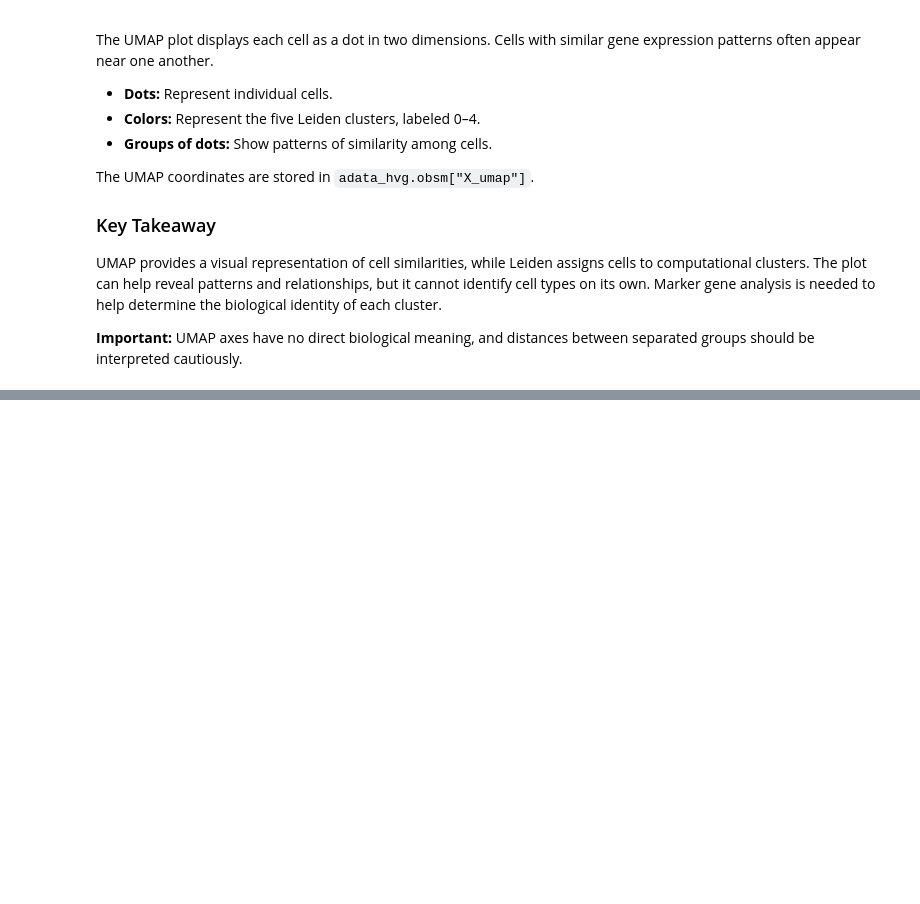
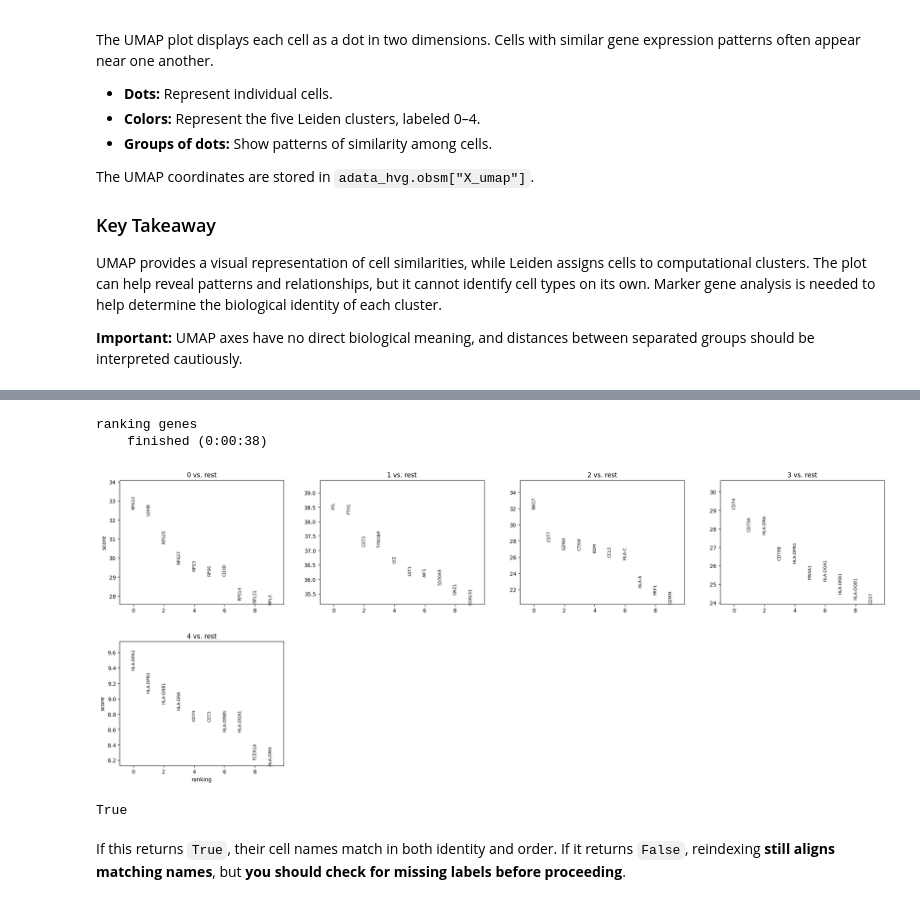
Before and after one commit to saharmansourirad/pbmc3k-scRNA-seq-analysis, a Jupyter notebook: 01_scRNA_seq_QC_and_Preprocessing.ipynb, the cells around one changed output, grey strips where cells are left out. Saved outputs shown, nothing was run; the diff lists cells and outputs as text; code cells hidden in the pictures; blank space fills up the shorter version.

Commit message:
Add marker gene visualization and interpretation

```diff
--- a/01_scRNA_seq_QC_and_Preprocessing.ipynb
+++ b/01_scRNA_seq_QC_and_Preprocessing.ipynb
@@ -540,3 +529,8 @@ The UMAP coordinates are stored in `adata_hvg.obsm["X_umap"]`.
 UMAP provides a visual representation of cell similarities, while Leiden assigns cells to computational clusters. The plot can help reveal patterns and relationships, but it cannot identify cell types on its own. Marker gene analysis is needed to help determine the biological identity of each cluster.
 
 **Important:** UMAP axes have no direct biological meaning, and distances between separated groups should be interpreted cautiously.
+# %%
+# Transfer cluster labels to the normalized, log-transformed data
+adata.obs["leiden"] = adata_hvg.obs["leiden"].reindex(
+    adata.obs_names
+).astype("category")
@@ -542,0 +632,18 @@ UMAP provides a visual representation of cell similarities, while Leiden assigns
+# %%
+# Display the top 10 marker candidates per cluster
+sc.pl.rank_genes_groups(
+    adata,
+    n_genes=10,
+    sharey=False
+)
+# %% [output]
+ranking genes
+    finished (0:00:38)
+[figure, added]
+# %%
+# Verify Cell Alignment
+print(adata.obs_names.equals(adata_hvg.obs_names))
+# %% [output]
+True
+# %% [markdown]
+If this returns `True`, their cell names match in both identity and order. If it returns `False`, reindexing **still aligns matching names**, but **you should check for missing labels before proceeding**.
```
Also changed, not shown: parts of 6 cells of this notebook.
